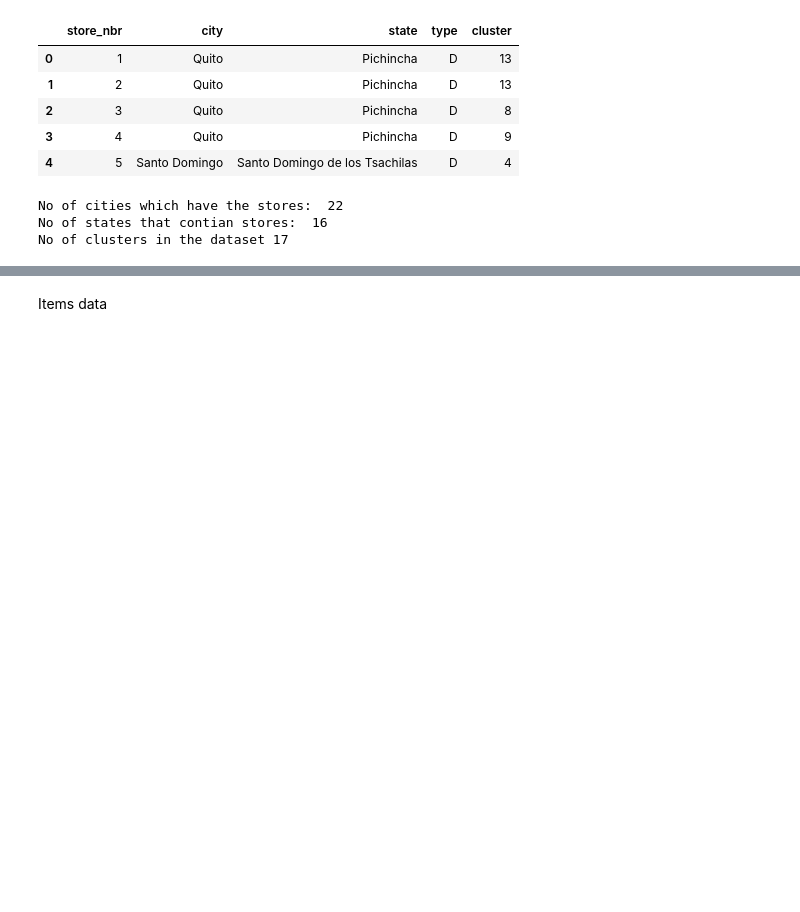
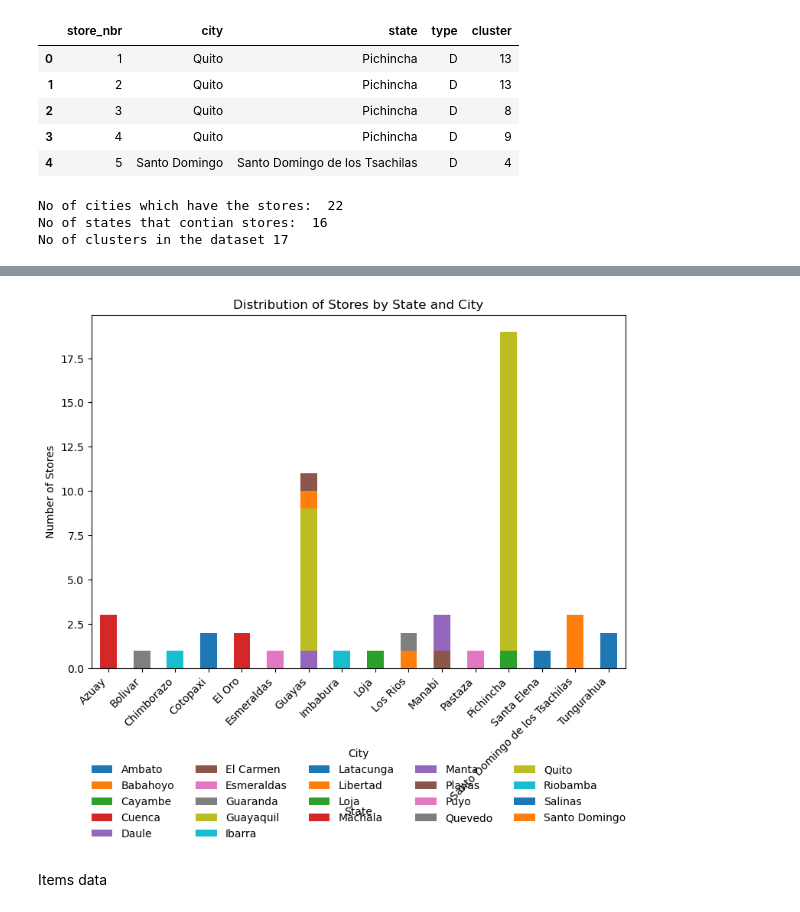
Before and after one commit to ShalikaNuwan/CorporationFavoritaGrocerySalesForecasting, a Jupyter notebook: DataPreprocessing.ipynb, the cells around one changed output, grey strips where cells are left out. Drawn from its saved outputs; the diff is of its cells as text; code cells hidden in the pictures; blank space fills up the shorter version.

```diff
--- a/DataPreprocessing.ipynb
+++ b/DataPreprocessing.ipynb
@@ -123,16 +162,18 @@ city_state_counts = stores.groupby(["state", "city"]).size().unstack()
 # %%
 import matplotlib.pyplot as plt
 import seaborn as sns
 
 city_state_counts.plot(kind="bar", stacked=True, figsize=(9, 6))
 
 plt.xlabel("State")
 plt.ylabel("Number of Stores")
 plt.title("Distribution of Stores by State and City")
-plt.legend(title="City", bbox_to_anchor=(1.05, 1), loc="bottom center")
+plt.legend(title="City", loc="upper center", bbox_to_anchor=(0.5, -0.2), ncol=5, frameon=False)
 plt.xticks(rotation=45, ha="right")
 
 plt.show()
+# %% [output]
+[figure, added]
 # %% [markdown]
 Items data
 # %%
```
Also changed, not shown: parts of 36 cells of this notebook.
